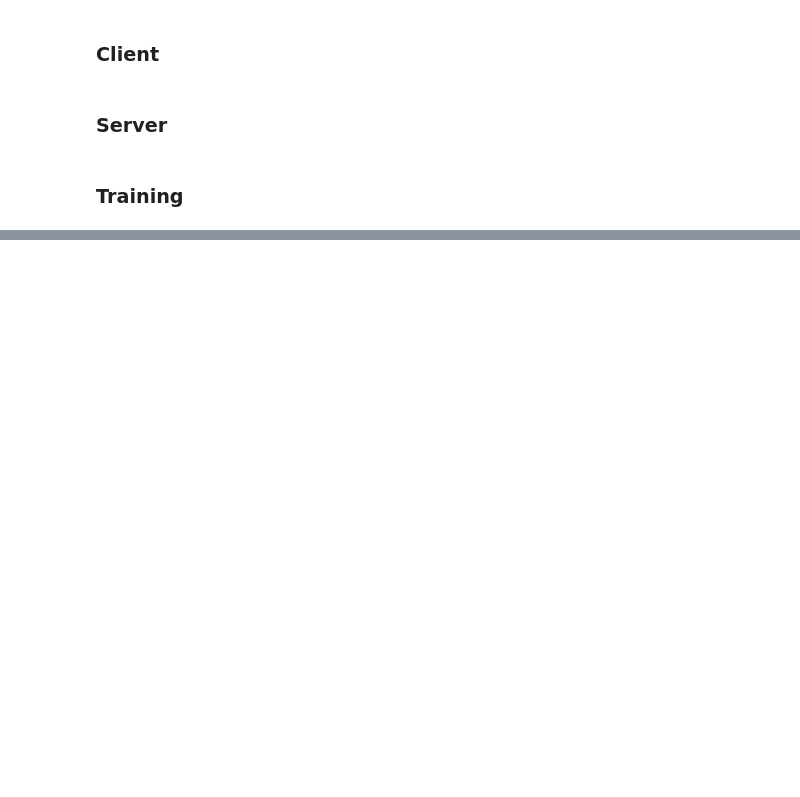
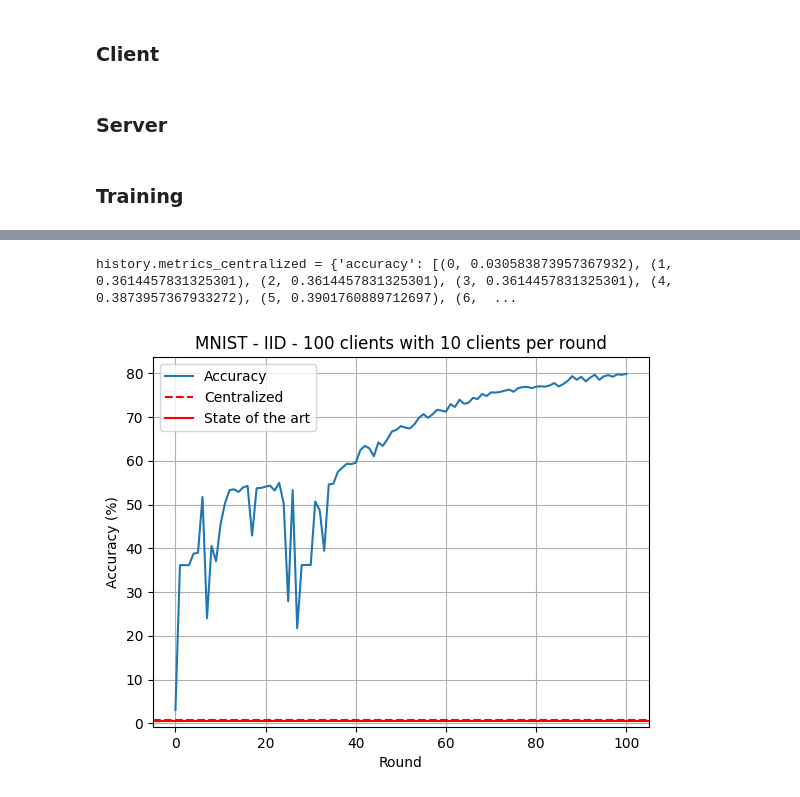
Before and after one commit to mkleinegger/federated-text-classification, a Jupyter notebook: notebook copy.ipynb, the cells around one changed output, grey strips where cells are left out. Cells and saved outputs as stored; diff of their text form; code cells hidden in the pictures; blank space fills up the shorter version.

```diff
--- a/notebook copy.ipynb
+++ b/notebook copy.ipynb
@@ -549,17 +584,21 @@ history = fl.simulation.start_simulation(
 # %%
 # Assuming `history.metrics_centralized` contains the data as described
 print(f"{history.metrics_centralized = }")
 
-global_accuracy_centralised = history.metrics_centralized["accuracy"]
-rounds = [data[0] for data in global_accuracy_centralised]
-acc = [100.0 * data[1] for data in global_accuracy_centralised]
+rounds = df['epoch_nr']
+acc = df['accuracy'] * 100.0  # Convert to percentage
 
+# Plot the accuracy values
 plt.plot(rounds, acc, label='Accuracy')
-plt.axhline(y=70.5, color='r', linestyle='--', label='Centralized')
+plt.axhline(y=acc_no_fed, color='r', linestyle='--', label='Centralized')
+plt.axhline(y=acc_baseline, color='r', linestyle='-', label='State of the art')
 plt.grid()
 plt.ylabel("Accuracy (%)")
 plt.xlabel("Round")
 plt.title("MNIST - IID - 100 clients with 10 clients per round")
 plt.legend()
 
 plt.show()
+# %% [output]
+history.metrics_centralized = {'accuracy': [(0, 0.030583873957367932), (1, 0.3614457831325301), (2, 0.3614457831325301), (3, 0.3614457831325301), (4, 0.3873957367933272), (5, 0.3901760889712697), (6,  ...
+[figure, added]
```
Also changed, not shown: parts of 8 cells of this notebook.
